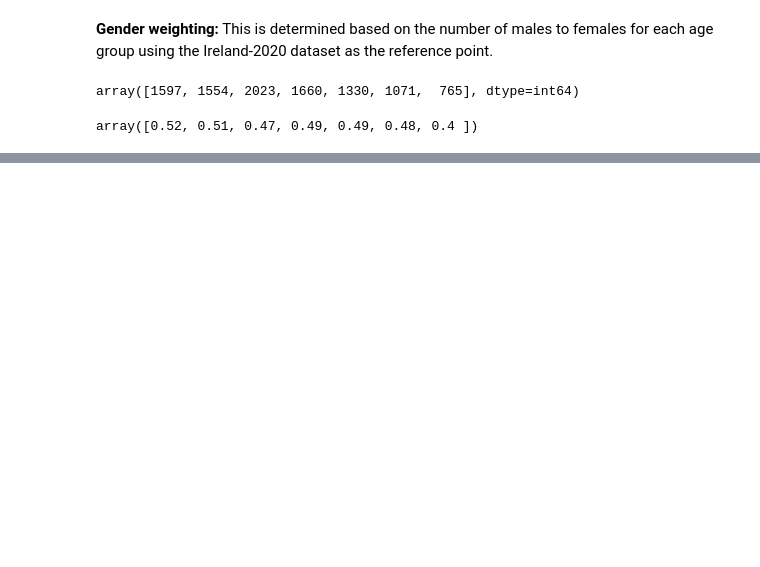
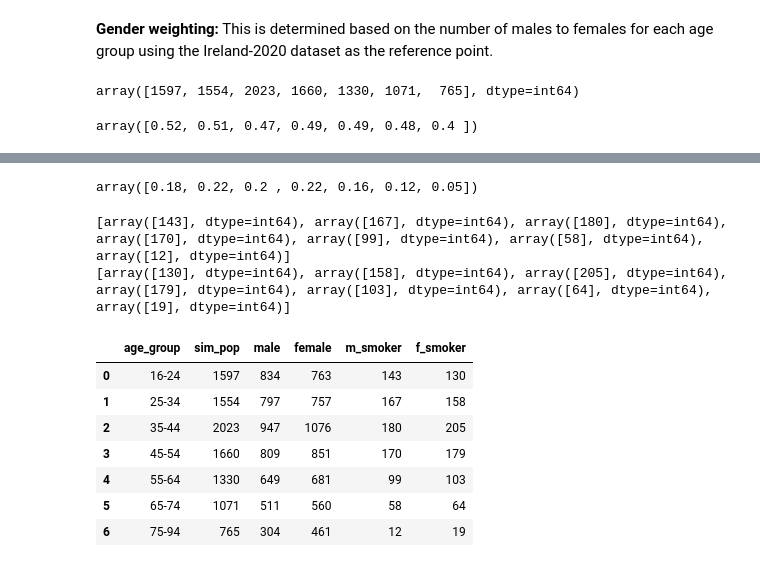
Before and after one commit to juliandunne1234/pada_project_g00267940, a Jupyter notebook: dataset_simulation_project.ipynb, the cells around one changed output, grey strips where cells are left out. Saved outputs shown, nothing was run; the diff lists cells and outputs as text; code cells hidden in the pictures; blank space fills up the shorter version.

Commit message:
generate data for the variable - Smoker vs non-smoker

```diff
--- a/dataset_simulation_project.ipynb
+++ b/dataset_simulation_project.ipynb
@@ -316,0 +324,60 @@ plt.show()
+# %%
+#The percentage of smokers per age group - taken from article published by the British Heart Found
+#See Smoker vs non-smoker section above
+smoker_pct = [0.18, 0.22, 0.20, 0.22, 0.16, 0.12, 0.05]
+smoker_pct_arr = np.array(smoker_pct)
+smoker_pct_arr
+# %% [output]
+array([0.18, 0.22, 0.2 , 0.22, 0.16, 0.12, 0.05])
+# %%
+#Convert simulated population gender groupings to array
+sim_m_arr = cvd_sim['male'].to_numpy()
+sim_f_arr = cvd_sim['female'].to_numpy()
+# %%
+#Create array that includes the simulated no. of smokers for both genders for each age group
+sim_m_smoker = []
+sim_f_smoker = []
+
+#Set seed sequence so results are repeatable
+seed_seq2 = np.random.SeedSequence(88)
+
+for prob, m_smoke, f_smoke in zip(smoker_pct_arr, sim_m_arr, sim_f_arr):
+
+    d = np.random.default_rng(seed_seq2).binomial(m_smoke, prob, 1)
+    sim_m_smoker.append(d)
+
+    e = np.random.default_rng(seed_seq2).binomial(f_smoke, prob, 1)
+    sim_f_smoker.append(e)
+
+print(sim_m_smoker)
+print(sim_f_smoker)
+# %% [output]
+[array([143], dtype=int64), array([167], dtype=int64), array([180], dtype=int64), array([170], dtype=int64), array([99], dtype=int64), array([58], dtype=int64), array([12], dtype=int64)]
+[array([130], dtype=int64), array([158], dtype=int64), array([205], dtype=int64), array([179], dtype=int64), array([103], dtype=int64), array([64], dtype=int64), array([19], dtype=int64)]
+# %%
+#Convert to numpy array
+sim_m_smoker_arr = np.array(sim_m_smoker)
+sim_f_smoker_arr = np.array(sim_f_smoker)
+# %%
+#Change to 1d arrays
+sim_m_smoker_flat = sim_m_smoker_arr.flatten()
+sim_f_smoker_flat = sim_f_smoker_arr.flatten()
+# %%
+#Change to pandas Series
+sim_m_smoker_flat = pd.Series(sim_m_smoker_flat)
+sim_f_smoker_flat = pd.Series(sim_f_smoker_flat)
+
+#Add to the simulated dataset
+cvd_sim['m_smoker'] = sim_m_smoker_flat
+cvd_sim['f_smoker'] = sim_f_smoker_flat
+
+cvd_sim
+# %% [output]
+|  | age_group | sim_pop | male | female | m_smoker | f_smoker |
+| 0 | 16-24 | 1597 | 834 | 763 | 143 | 130 |
+| 1 | 25-34 | 1554 | 797 | 757 | 167 | 158 |
+| 2 | 35-44 | 2023 | 947 | 1076 | 180 | 205 |
+| 3 | 45-54 | 1660 | 809 | 851 | 170 | 179 |
+| 4 | 55-64 | 1330 | 649 | 681 | 99 | 103 |
+| 5 | 65-74 | 1071 | 511 | 560 | 58 | 64 |
+| 6 | 75-94 | 765 | 304 | 461 | 12 | 19 |
```
Also changed, not shown: parts of 7 cells of this notebook.
